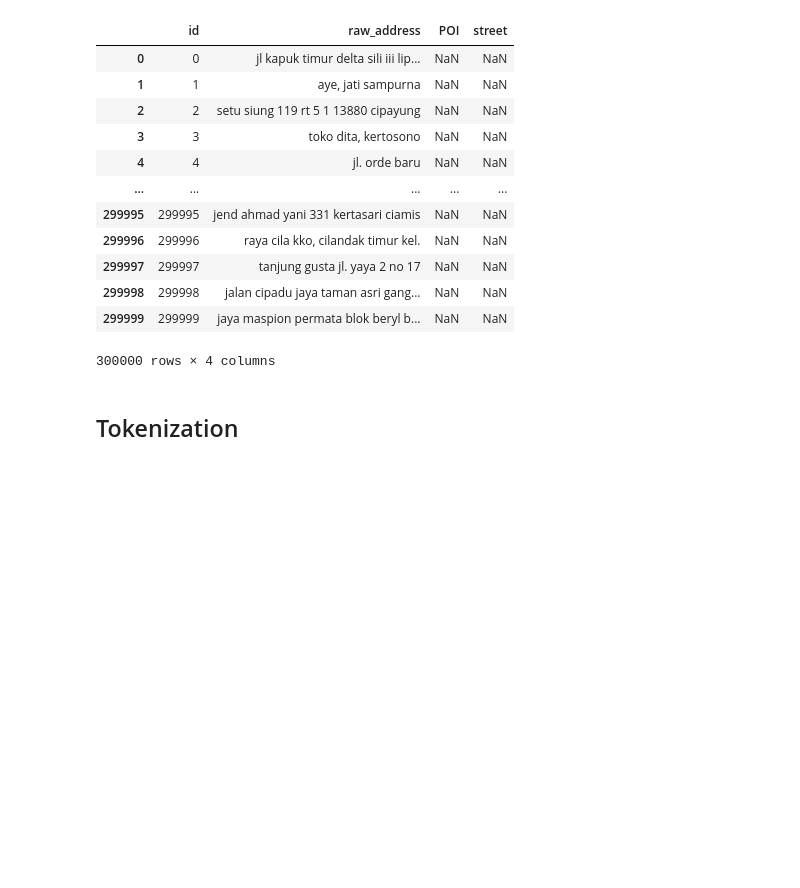
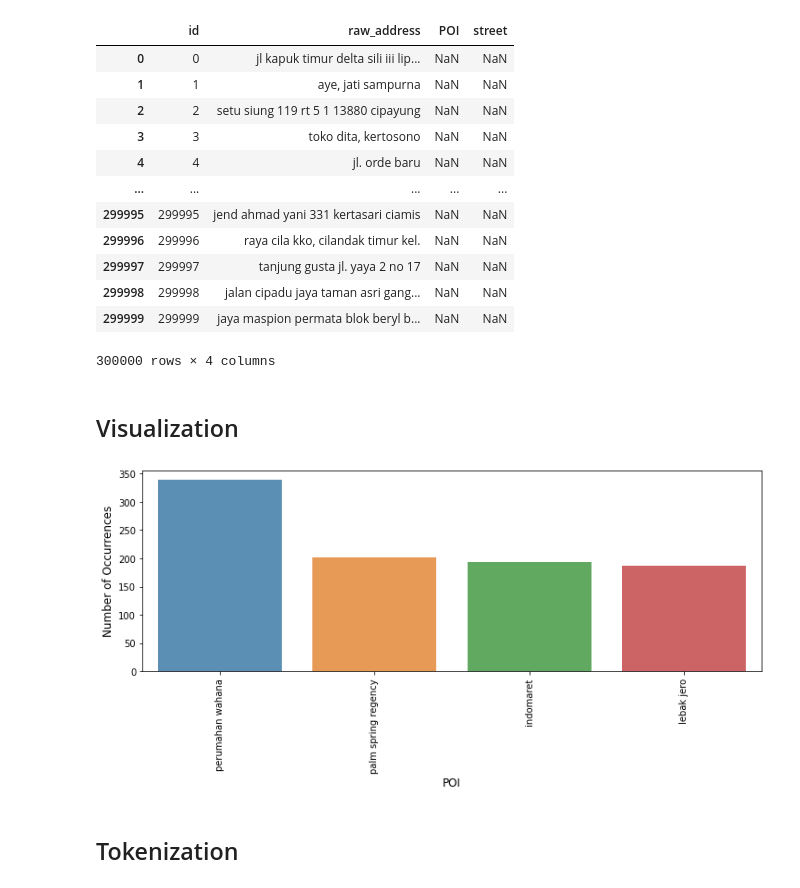
Before and after one commit to thinkofmia/Team-MIA-Shopee-Code-League-2021, a Jupyter notebook: 02 Address Elements Extraction/mia_da.ipynb, the cells around one changed output. Cells and saved outputs as stored; diff of their text form; code cells hidden in the pictures; blank space fills up the shorter version.

Commit message:
Added visualization

```diff
--- a/02 Address Elements Extraction/mia_da.ipynb
+++ b/02 Address Elements Extraction/mia_da.ipynb
@@ -115,6 +117,19 @@ df_train
 | 299998 | 299998 | jalan cipadu jaya taman asri gang... | NaN | NaN |
 | 299999 | 299999 | jaya maspion permata blok beryl b... | NaN | NaN |
 300000 rows × 4 columns
+# %% [markdown]
+## Visualization
+# %%
+#Display POI
+cnt_pro = df_train['POI'].value_counts()
+plt.figure(figsize=(12,4))
+sns.barplot(cnt_pro[1:5].index, cnt_pro[1:5].values, alpha=0.8)
+plt.ylabel('Number of Occurrences', fontsize=12)
+plt.xlabel('POI', fontsize=12)
+plt.xticks(rotation=90)
+plt.show()
+# %% [output]
+[figure, added]
 # %% [markdown]
 ## Tokenization
 # %%
```
Also changed, not shown: parts of 6 cells of this notebook.
